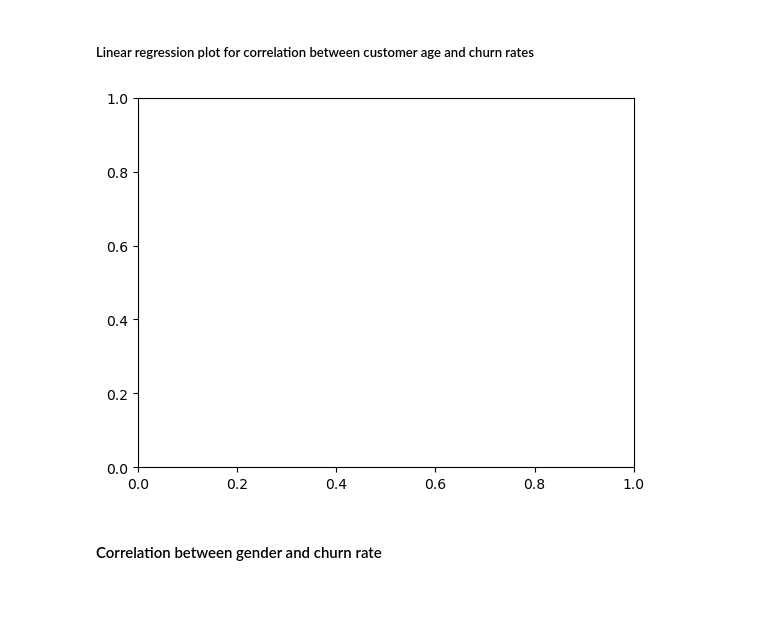
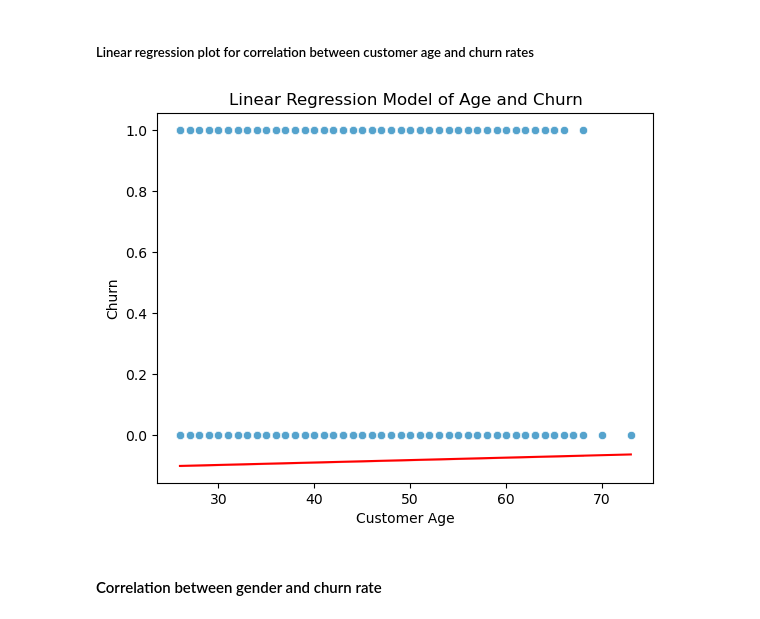
Before and after one commit to ubco-W2022T2-data301/project-group-group-20, a Jupyter notebook: analysis/analysis3(Ajneya).ipynb, the cells around one changed output. Drawn from its saved outputs; the diff is of its cells as text; code cells hidden in the pictures.

```diff
--- a/analysis/analysis3(Ajneya).ipynb
+++ b/analysis/analysis3(Ajneya).ipynb
@@ -509,10 +510,11 @@ Notes:
 ##### Linear regression plot for correlation between customer age and churn rates
 # %%
 Y_pred = 0.0008 * X['Customer_Age'] - 0.1220
-sns.scatterplot(X=X['Customer_Age'], Y=Y)
-sns.lineplot(X=X['Customer_Age'],Y=Y_pred, color='red')
-plt.xlim(0)
-plt.ylim(0)
+sns.scatterplot(x=X['Customer_Age'], y=newdf['Churn'])
+sns.lineplot(x=X['Customer_Age'],y=Y_pred, color='red')
+plt.xlabel('Customer Age')
+plt.ylabel('Churn')
+plt.title('Linear Regression Model of Age and Churn')
 plt.show()
 # %% [output]
-[figure, old version]
+[figure, new version]
```
Also changed, not shown: parts of 29 cells of this notebook.
